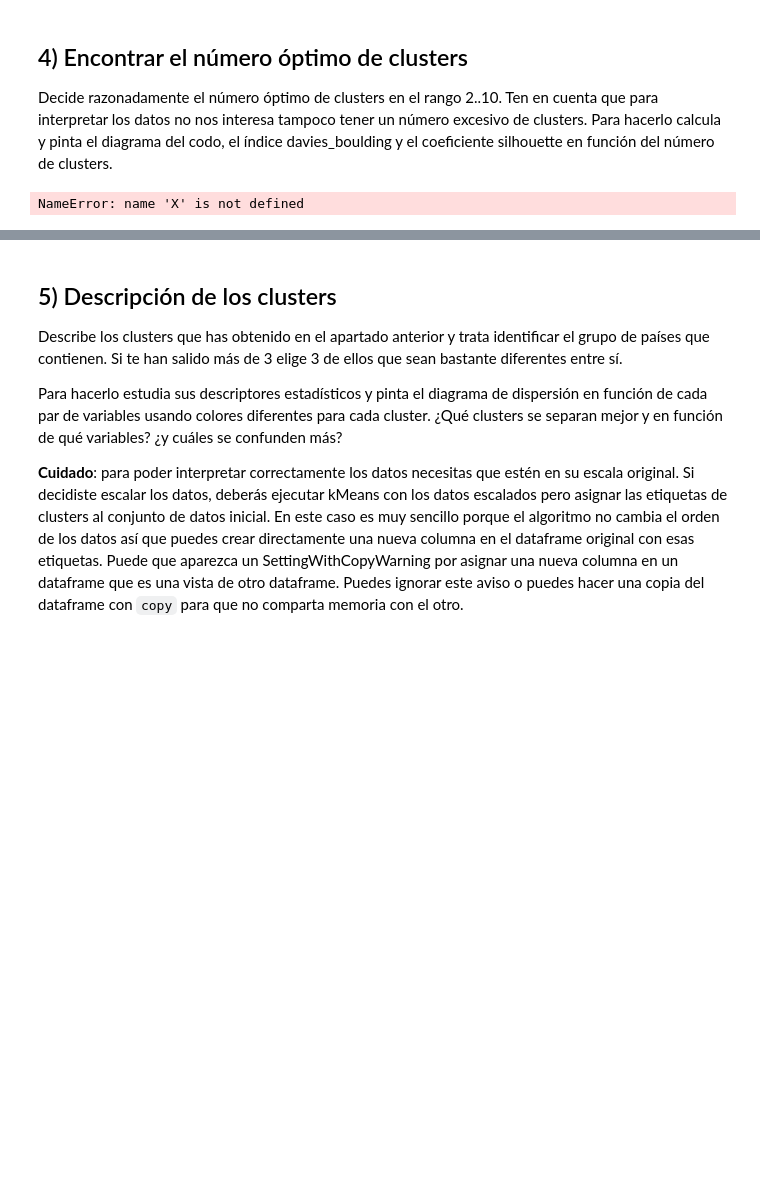
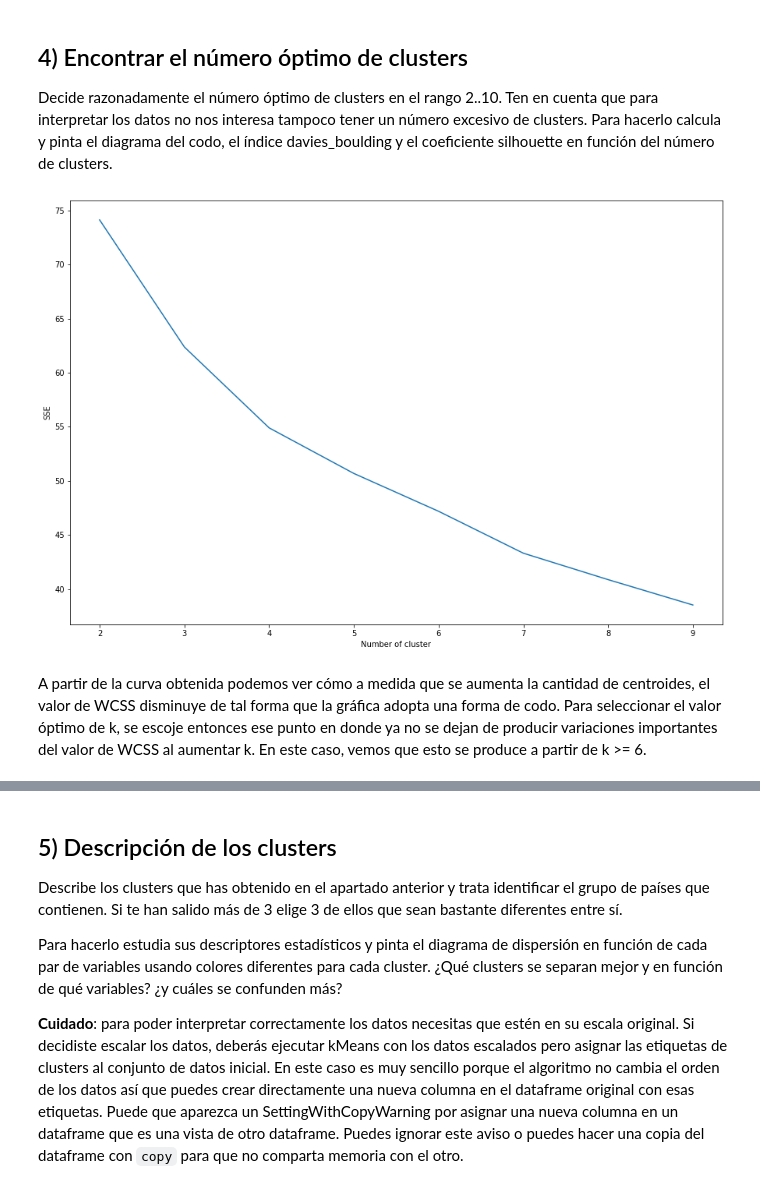
Before and after one commit to jesusmoraleda/IA, a Jupyter notebook: Aprendizaje automatico/P1_clustering.ipynb, the cells around one changed output, grey strips where cells are left out. Saved outputs shown, nothing was run; the diff lists cells and outputs as text; code cells hidden in the pictures; blank space fills up the shorter version.

```diff
--- a/Aprendizaje automatico/P1_clustering.ipynb
+++ b/Aprendizaje automatico/P1_clustering.ipynb
@@ -276,32 +298,31 @@ transformed_df.describe()
 ## 4) Encontrar el número óptimo de clusters
 
 Decide razonadamente el número óptimo de clusters en el rango 2..10. Ten en cuenta que para interpretar los datos no nos interesa tampoco tener un número excesivo de clusters. Para hacerlo calcula y pinta el diagrama del codo, el índice davies_boulding y el coeficiente silhouette en función del número de clusters.
-# %%
-from sklearn.metrics import davies_bouldin_score, silhouette_score
-import numpy as np
-from sklearn.cluster import KMeans
-K_MAX = 10
-score = np.zeros(K_MAX-2)
-davies_boulding = np.zeros(K_MAX-2)
-silhouette = np.zeros(K_MAX-2)
-for k in range(2, K_MAX):
-    km = KMeans(init='random', n_clusters=k, random_state=None)
-    km.fit(X)
-    plot_clusters(X, km.labels_, km.cluster_centers_)
-
-    score[k-2] = -1 * km.score(X)
-    davies_boulding[k-2] = davies_bouldin_score(X, km.labels_)
-    silhouette[k-2] = silhouette_score(X, km.labels_)
-
-#mostraremos los tres diagramas para comparar y comprobar cual es el numero optimo de clusters
-# diagrama del codo
-plt.plot(range(2, K_MAX), score)
-plt.xlabel('Number of Clusters')
-plt.ylabel('Score')
-plt.title('Elbow Curve')
-plt.show()
-# %% [output]
-NameError: name 'X' is not defined
+# %%
+import numpy as np
+import matplotlib.pyplot as plt
+import pandas as pd
+from sklearn.cluster import KMeans
+
+sse,db,slc = {}, {}, {}
+for k in range(2, 10):
+    # seed of 10 for reproducibility.
+    kmeans = KMeans(n_clusters=k, max_iter=1000,random_state=10).fit(transformed_df)
+    if k == 3: labels = kmeans.labels_
+    clusters = kmeans.labels_
+    sse[k] = kmeans.inertia_ # Inertia: Sum of distances of samples to their closest cluster center
+    db[k] = davies_bouldin_score(transformed_df,clusters)
+    slc[k] = silhouette_score(transformed_df,clusters)
+# %%
+plt.figure(figsize=(15,10))
+plt.plot(list(sse.keys()), list(sse.values()))
+plt.xlabel("Number of cluster")
+plt.ylabel("SSE")
+plt.show()
+# %% [output]
+[figure, added]
+# %% [markdown]
+A partir de la curva obtenida podemos ver cómo a medida que se aumenta la cantidad de centroides, el valor de WCSS disminuye de tal forma que la gráfica adopta una forma de codo. Para seleccionar el valor óptimo de k, se escoje entonces ese punto en donde ya no se dejan de producir variaciones importantes del valor de WCSS al aumentar k. En este caso, vemos que esto se produce a partir de k >= 6.
 # %%
 #indice davies boulding
 plt.plot(range(2, K_MAX), davies_boulding)
```
Also changed, not shown: parts of 4 cells of this notebook.
